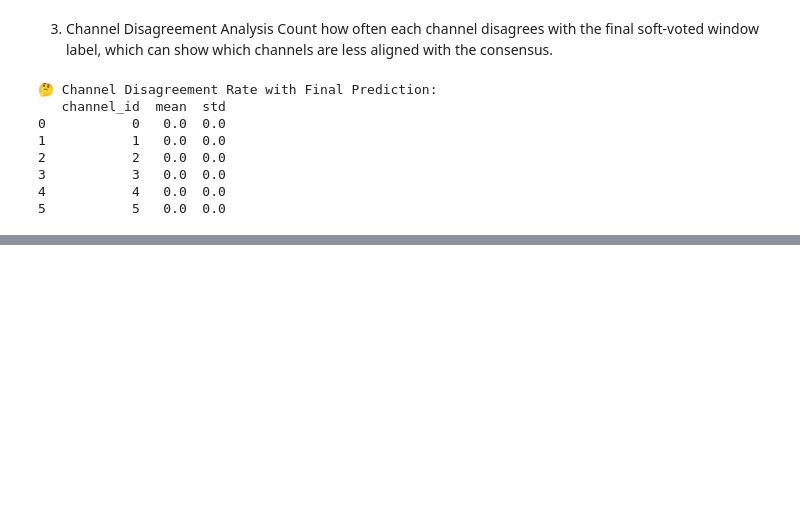
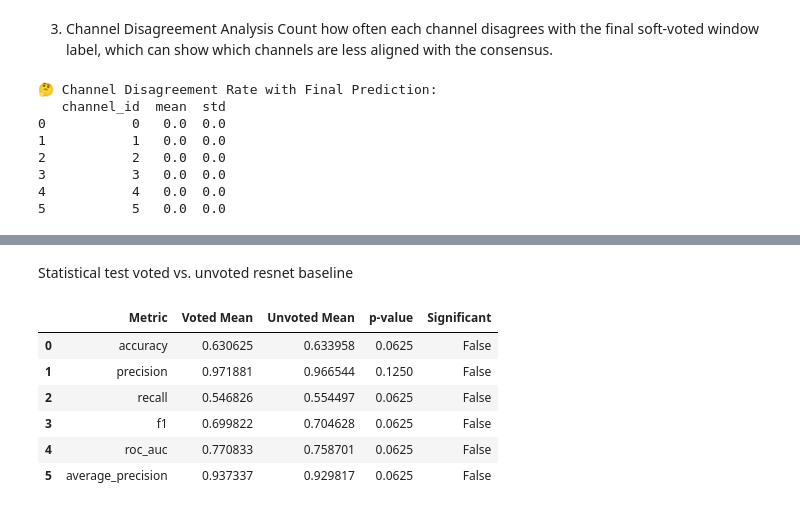
Before and after one commit to noorwertheim/Master-Thesis, a Jupyter notebook: notebooks/voting_channels_probs.ipynb, the cells around one changed output, grey strips where cells are left out. Cells and saved outputs as stored; diff of their text form; code cells hidden in the pictures; blank space fills up the shorter version.

```diff
--- a/notebooks/voting_channels_probs.ipynb
+++ b/notebooks/voting_channels_probs.ipynb
@@ -315,0 +451,50 @@ print(disagreement_summary)
+# %% [markdown]
+Statistical test voted vs. unvoted resnet baseline
+# %%
+# Re-defining the data since the previous code context was lost
+
+import pandas as pd
+from scipy.stats import wilcoxon
+
+# Voted performance metrics for ResNet baseline
+voted_data = pd.DataFrame({
+    "accuracy": [0.637500, 0.628125, 0.631250, 0.628125, 0.628125],
+    "precision": [0.965753, 0.971631, 0.978571, 0.978417, 0.965035],
+    "recall": [0.559524, 0.543651, 0.543651, 0.539683, 0.547619],
+    "f1": [0.708543, 0.697201, 0.698980, 0.695652, 0.698734],
+    "roc_auc": [0.780054, 0.769199, 0.763597, 0.775794, 0.765523],
+    "average_precision": [0.938154, 0.937345, 0.936005, 0.939223, 0.935960],
+})
+
+# Unvoted performance metrics for ResNet baseline
+unvoted_data = pd.DataFrame({
+    "accuracy": [0.6380208333333334, 0.6322916666666667, 0.6317708333333333, 0.6333333333333333, 0.634375],
+    "precision": [0.9615819209039548, 0.9642857142857143, 0.9718640093786636, 0.9809523809523809, 0.9540358744394619],
+    "recall": [0.5628306878306878, 0.5535714285714286, 0.5482804232804233, 0.544973544973545, 0.5628306878306878],
+    "f1": [0.7100542344597414, 0.7033613445378152, 0.7010570824524313, 0.7006802721088435, 0.7079866888519135],
+    "average_precision": [0.9292562411264144, 0.9299049185658371, 0.9295795673267802, 0.9314153453813555, 0.9289307971211604],
+    "roc_auc": [0.7607254707438531, 0.7583498677248677, 0.7542422061417159, 0.7638305322128851, 0.7563560146280734],
+})
+
+# Perform Wilcoxon signed-rank test for each metric
+results = []
+for column in voted_data.columns:
+    stat, p = wilcoxon(voted_data[column], unvoted_data[column])
+    results.append({
+        "Metric": column,
+        "Voted Mean": voted_data[column].mean(),
+        "Unvoted Mean": unvoted_data[column].mean(),
+        "p-value": round(p, 4),
+        "Significant": p < 0.05
+    })
+
+resnet_results_df = pd.DataFrame(results)
+resnet_results_df
+# %% [output]
+|  | Metric | Voted Mean | Unvoted Mean | p-value | Significant |
+| 0 | accuracy | 0.630625 | 0.633958 | 0.0625 | False |
+| 1 | precision | 0.971881 | 0.966544 | 0.1250 | False |
+| 2 | recall | 0.546826 | 0.554497 | 0.0625 | False |
+| 3 | f1 | 0.699822 | 0.704628 | 0.0625 | False |
+| 4 | roc_auc | 0.770833 | 0.758701 | 0.0625 | False |
+| 5 | average_precision | 0.937337 | 0.929817 | 0.0625 | False |
```
Also changed, not shown: parts of 8 cells of this notebook, 1 other file.
